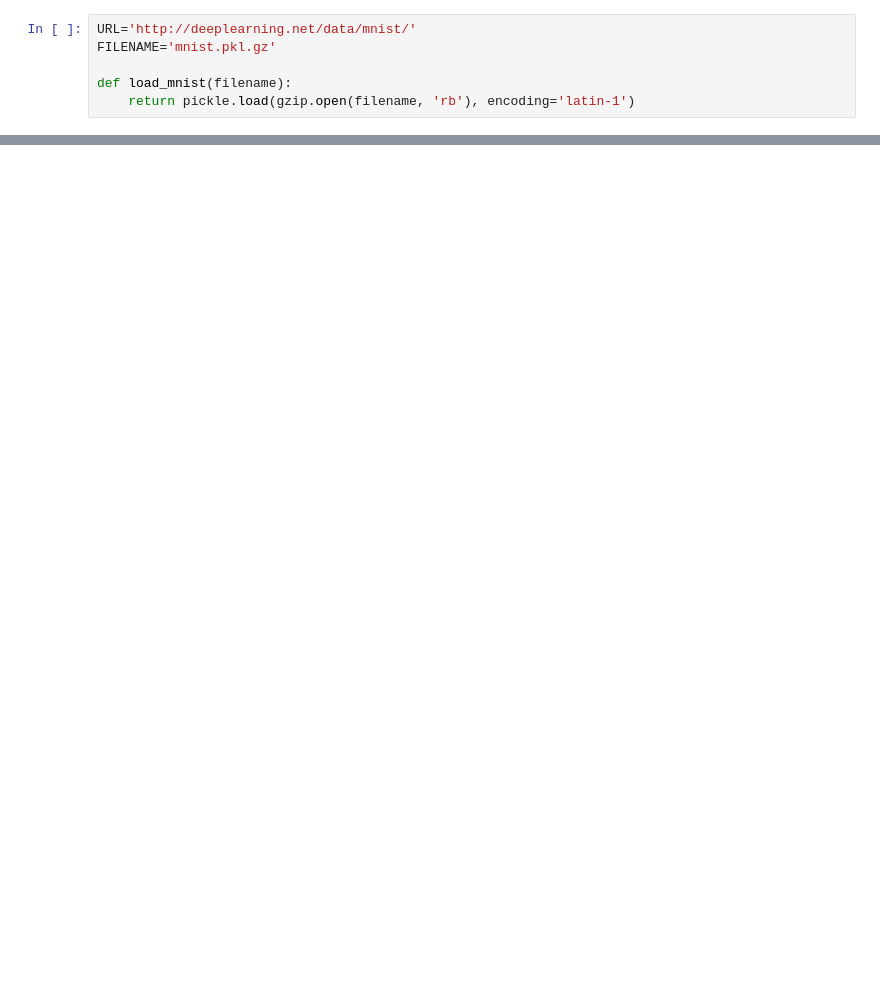
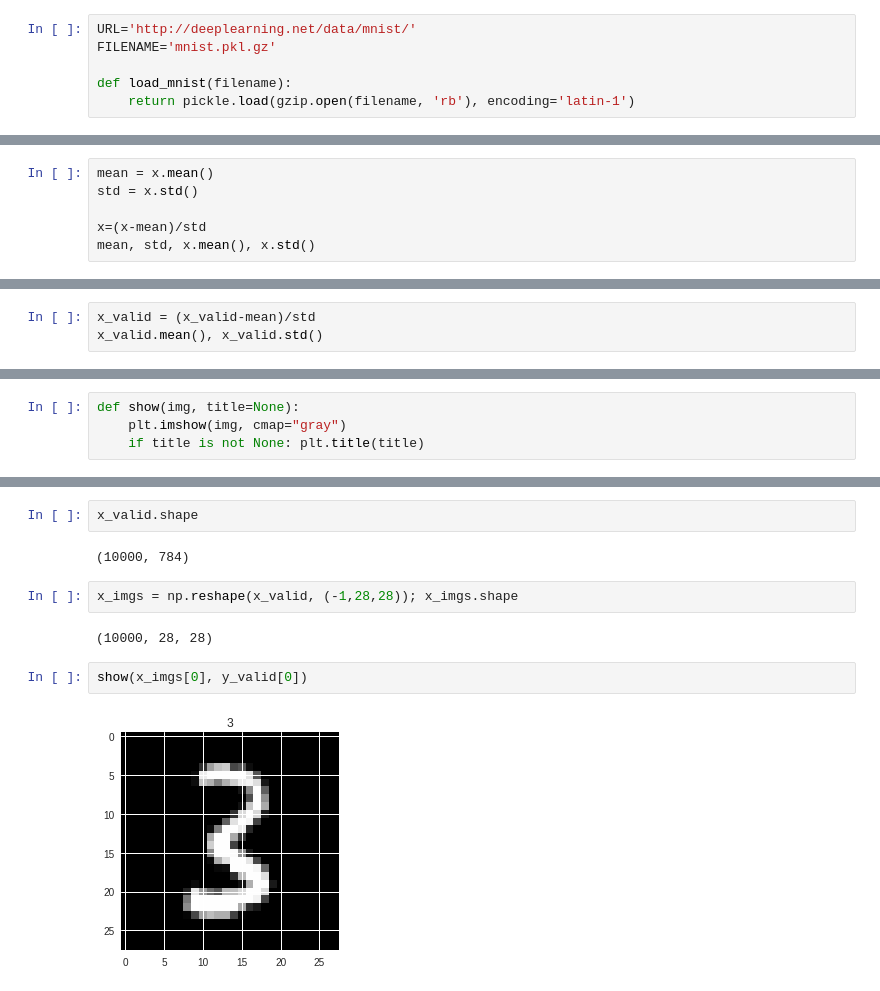
Before and after one commit to nmpacheco/colab, a Jupyter notebook: testing_env.ipynb, the cells around one changed output, grey strips where cells are left out. Saved outputs shown, nothing was run; the diff lists cells and outputs as text; blank space fills up the shorter version.

```diff
--- a/testing_env.ipynb
+++ b/testing_env.ipynb
@@ -97,0 +87,6 @@ True
+# %%
+mean = x.mean()
+std = x.std()
+
+x=(x-mean)/std
+mean, std, x.mean(), x.std()
@@ -97,0 +95,3 @@ True
+# %%
+x_valid = (x_valid-mean)/std
+x_valid.mean(), x_valid.std()
@@ -97,0 +100,4 @@ True
+# %%
+def show(img, title=None):
+    plt.imshow(img, cmap="gray")
+    if title is not None: plt.title(title)
@@ -97,0 +113,12 @@ True
+# %%
+x_valid.shape
+# %% [output]
+(10000, 784)
+# %%
+x_imgs = np.reshape(x_valid, (-1,28,28)); x_imgs.shape
+# %% [output]
+(10000, 28, 28)
+# %%
+show(x_imgs[0], y_valid[0])
+# %% [output]
+[figure, added]
```
Also changed, not shown: parts of 34 cells of this notebook.
